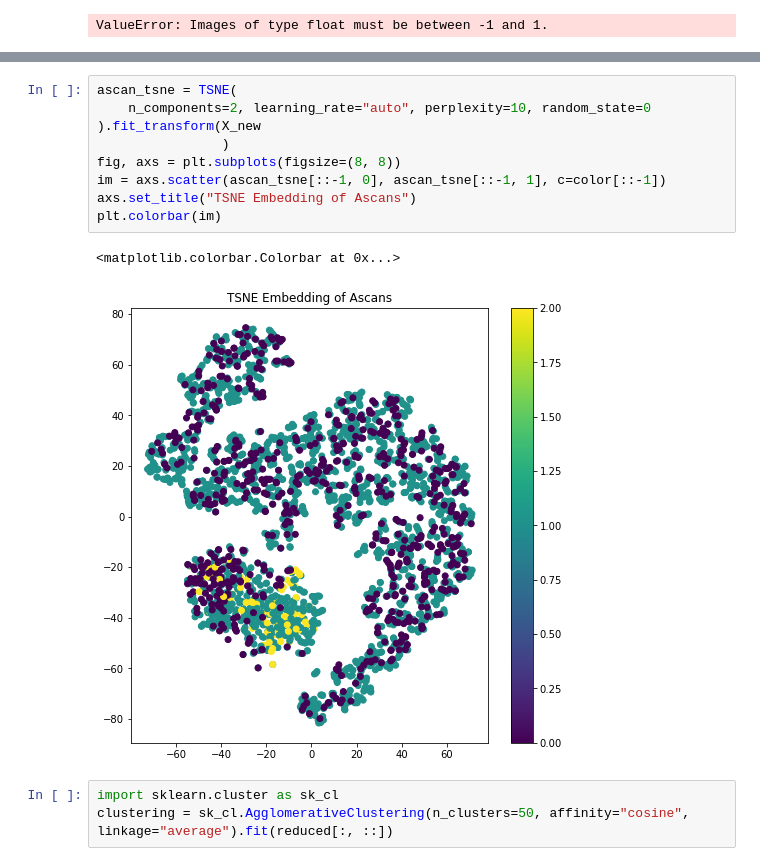
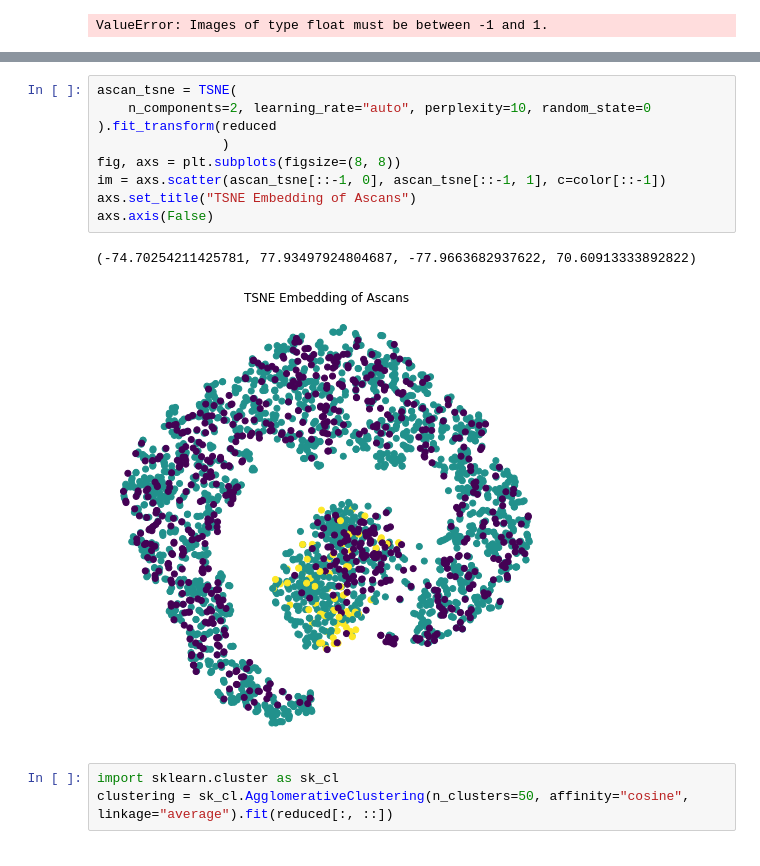
Before and after one commit to LilWeirdProgramms/oct-classifier, a Jupyter notebook: util_notebooks/viz_pca.ipynb, the cells around one changed output, grey strips where cells are left out. Cells and saved outputs as stored; diff of their text form.

```diff
--- a/util_notebooks/viz_pca.ipynb
+++ b/util_notebooks/viz_pca.ipynb
@@ -153,15 +154,15 @@ X_new.shape
 # %%
 ascan_tsne = TSNE(
     n_components=2, learning_rate="auto", perplexity=10, random_state=0
-).fit_transform(X_new
+).fit_transform(reduced
                 )
 fig, axs = plt.subplots(figsize=(8, 8))
 im = axs.scatter(ascan_tsne[::-1, 0], ascan_tsne[::-1, 1], c=color[::-1])
 axs.set_title("TSNE Embedding of Ascans")
-plt.colorbar(im)
+axs.axis(False)
 # %% [output]
-<matplotlib.colorbar.Colorbar at 0x...>
+(-74.70254211425781, 77.93497924804687, -77.9663682937622, 70.60913333892822)
-[figure, old version]
+[figure, new version]
 # %%
 import sklearn.cluster as sk_cl
 clustering = sk_cl.AgglomerativeClustering(n_clusters=50, affinity="cosine", linkage="average").fit(reduced[:, ::])
```
Also changed, not shown: parts of 7 cells of this notebook, 24 other files.
